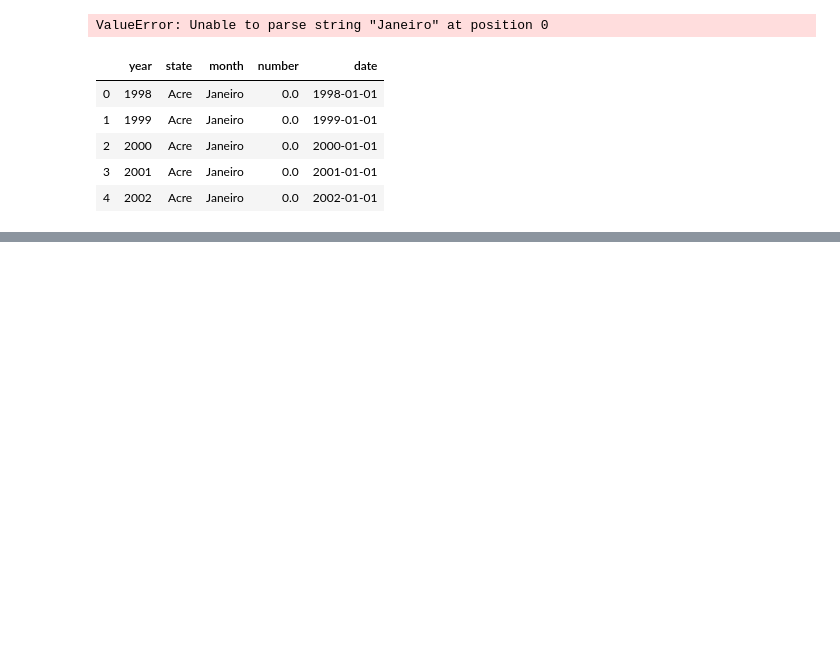
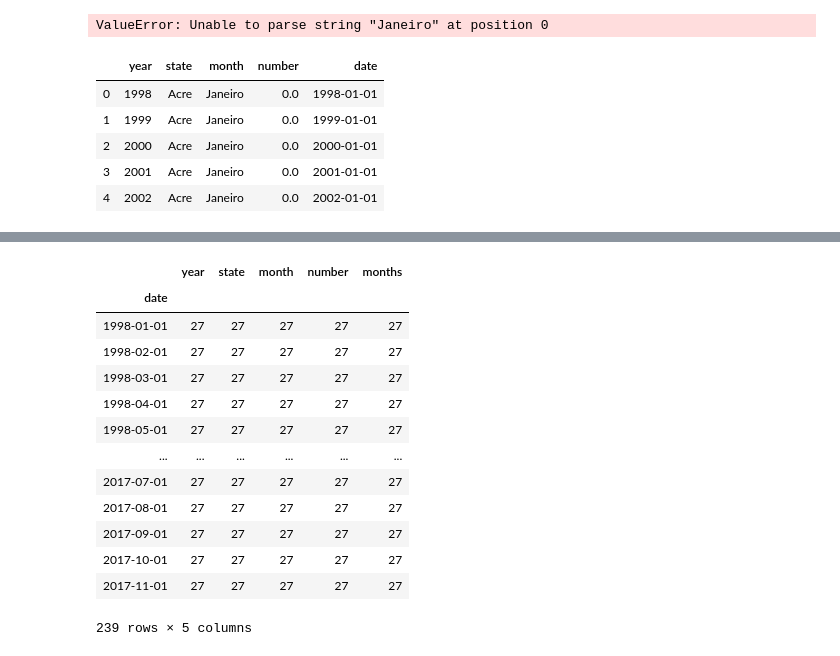
Before and after one commit to aczimermate/HomeProject, a Jupyter notebook: fire_brazil_eda.ipynb, the cells around one changed output, grey strips where cells are left out. Cells and saved outputs as stored; diff of their text form; code cells hidden in the pictures; blank space fills up the shorter version.

```diff
--- a/fire_brazil_eda.ipynb
+++ b/fire_brazil_eda.ipynb
@@ -144,0 +153,17 @@ datetime_series = pd.to_datetime(df.loc[:,'date'],format=time_format)
+# %%
+df.groupby('date').count()
+# %% [output]
+|  | year | state | month | number | months |
+| date |  |  |  |  |  |
+| 1998-01-01 | 27 | 27 | 27 | 27 | 27 |
+| 1998-02-01 | 27 | 27 | 27 | 27 | 27 |
+| 1998-03-01 | 27 | 27 | 27 | 27 | 27 |
+| 1998-04-01 | 27 | 27 | 27 | 27 | 27 |
+| 1998-05-01 | 27 | 27 | 27 | 27 | 27 |
+| ... | ... | ... | ... | ... | ... |
+| 2017-07-01 | 27 | 27 | 27 | 27 | 27 |
+| 2017-08-01 | 27 | 27 | 27 | 27 | 27 |
+| 2017-09-01 | 27 | 27 | 27 | 27 | 27 |
+| 2017-10-01 | 27 | 27 | 27 | 27 | 27 |
+| 2017-11-01 | 27 | 27 | 27 | 27 | 27 |
+239 rows × 5 columns
```
Also changed, not shown: parts of 17 cells of this notebook.
